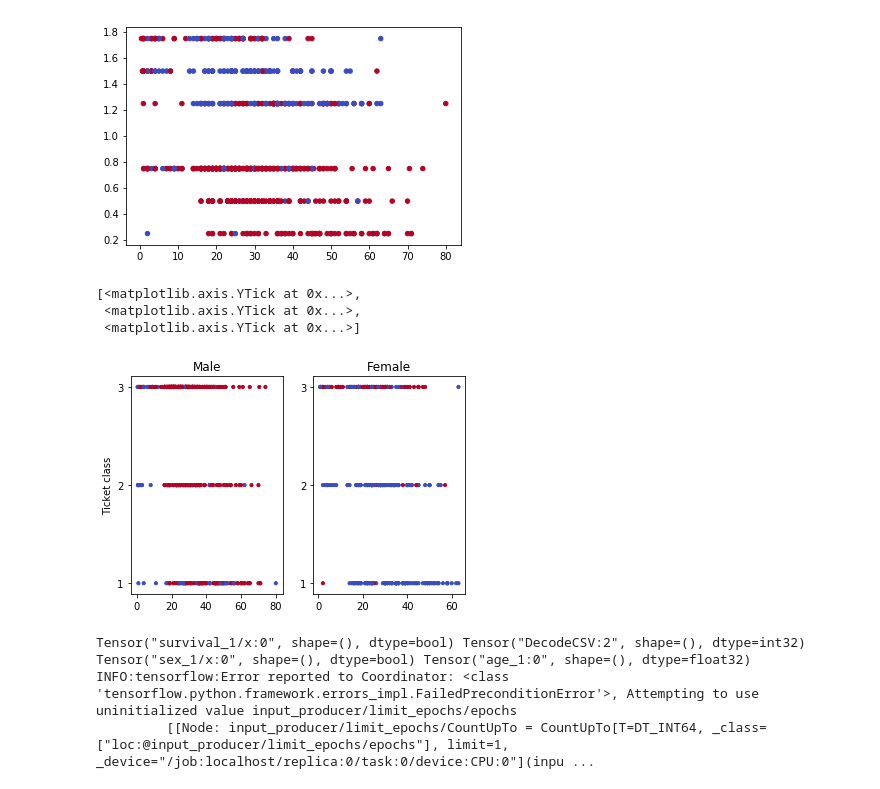
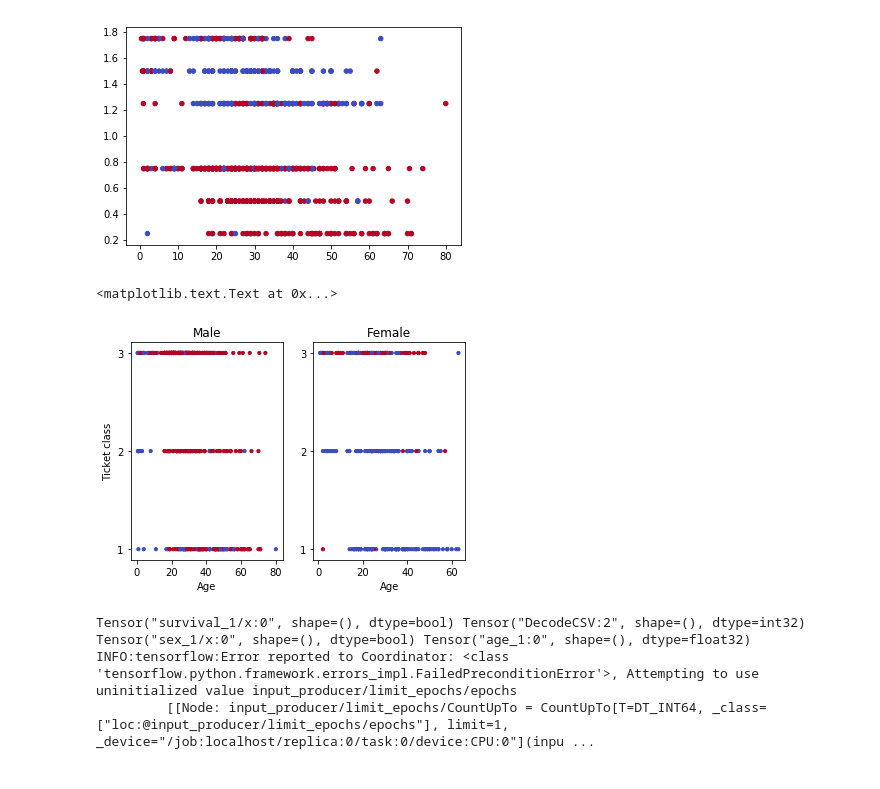
Before and after one commit to truhlikfredy/machine-learning-experiments, a Jupyter notebook: src/titanic-mk1.ipynb, the cells around one changed output. Saved outputs shown, nothing was run; the diff lists cells and outputs as text; code cells hidden in the pictures.

Commit message:
Xlabel

```diff
--- a/src/titanic-mk1.ipynb
+++ b/src/titanic-mk1.ipynb
@@ -66,37 +66,37 @@ male_s = []
 male_c = []
 
 female_x = []
 female_y = []
 female_s = []
 female_c = []
 
 #for item in ds[:50]:
 for item in ds:
     if (item[2]):
         male_x.append(item[3])   # age as x
         male_y.append(item[1])   # ticket class as y
         male_s.append(10)        # constant size
         male_c.append(item[0])   # survived as color
     else:
         female_x.append(item[3]) # age as x
         female_y.append(item[1]) # ticket class as y
         female_s.append(10)      # constant size
         female_c.append(item[0]) # survived as color
 
 f, sb = plt.subplots(1, 2)
 sb[0].scatter(male_x,   male_y,   male_s,   male_c,   cmap='coolwarm_r') # _r means reversed cmap
 sb[0].set_title('Male')
 sb[0].set_yticks([1,2,3])
 sb[0].set_ylabel('Ticket class')
+sb[0].set_xlabel('Age')
 
 sb[1].scatter(female_x, female_y, female_s, female_c, cmap='coolwarm_r')
 sb[1].set_title('Female')
 sb[1].set_yticks([1,2,3])
+sb[1].set_xlabel('Age')
 # %% [output]
-[<matplotlib.axis.YTick at 0x...>,
- <matplotlib.axis.YTick at 0x...>,
- <matplotlib.axis.YTick at 0x...>]
+<matplotlib.text.Text at 0x...>
-[figure, old version]
+[figure, new version]
 # %%
 def create_file_reader_ops(filename_queue):
     reader = tf.TextLineReader(skip_header_lines=1)
```
Also changed, not shown: parts of 1 cell of this notebook.
